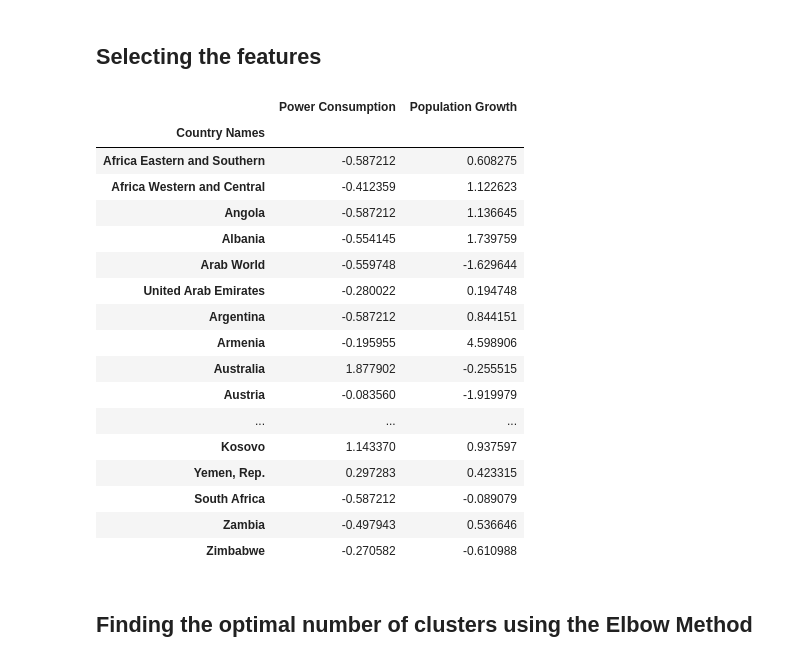
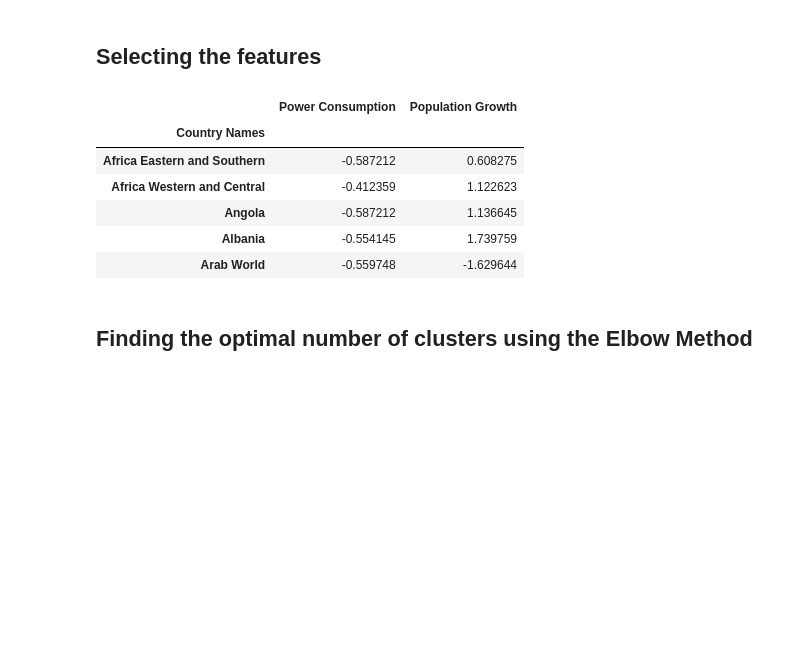
Before and after one commit to iamYole/Assignment_3, a Jupyter notebook: Assignment 3.ipynb, the cells around one changed output. Cells and saved outputs as stored; diff of their text form; code cells hidden in the pictures; blank space fills up the shorter version.

```diff
--- a/Assignment 3.ipynb
+++ b/Assignment 3.ipynb
@@ -269,26 +247,15 @@ plt.show()
 ## Selecting the features
 # %%
 x = scaled_cluster_dataset.iloc[:,0:3]
-x
+x.head()
 # %% [output]
 |  | Power Consumption | Population Growth |
 | Country Names |  |  |
 | Africa Eastern and Southern | -0.587212 | 0.608275 |
 | Africa Western and Central | -0.412359 | 1.122623 |
 | Angola | -0.587212 | 1.136645 |
 | Albania | -0.554145 | 1.739759 |
 | Arab World | -0.559748 | -1.629644 |
-| United Arab Emirates | -0.280022 | 0.194748 |
-| Argentina | -0.587212 | 0.844151 |
-| Armenia | -0.195955 | 4.598906 |
-| Australia | 1.877902 | -0.255515 |
-| Austria | -0.083560 | -1.919979 |
-| ... | ... | ... |
-| Kosovo | 1.143370 | 0.937597 |
-| Yemen, Rep. | 0.297283 | 0.423315 |
-| South Africa | -0.587212 | -0.089079 |
-| Zambia | -0.497943 | 0.536646 |
-| Zimbabwe | -0.270582 | -0.610988 |
 # %% [markdown]
 ## Finding the optimal number of clusters using the Elbow Method
 # %%
```
Also changed, not shown: parts of 14 cells of this notebook, 1 other file.
